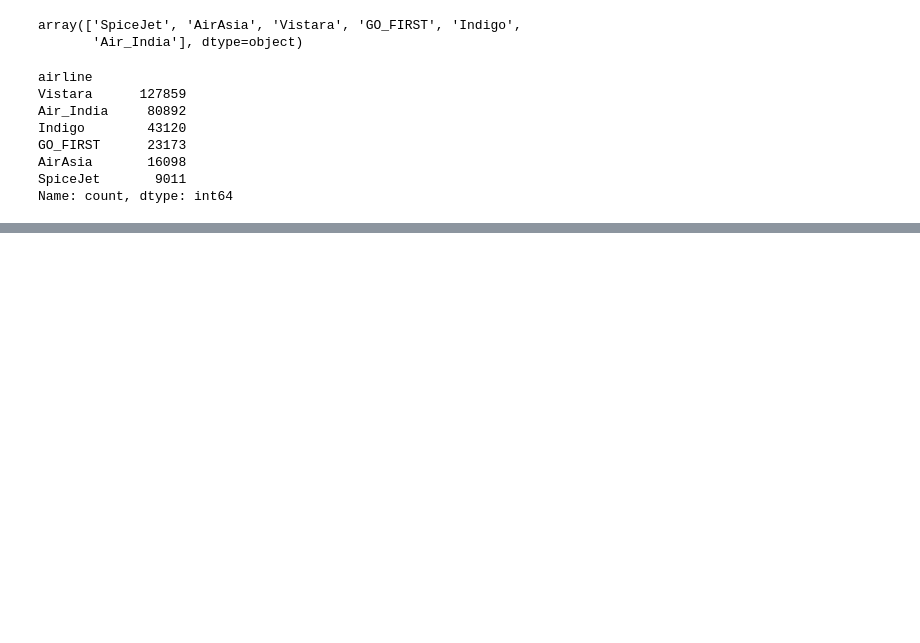
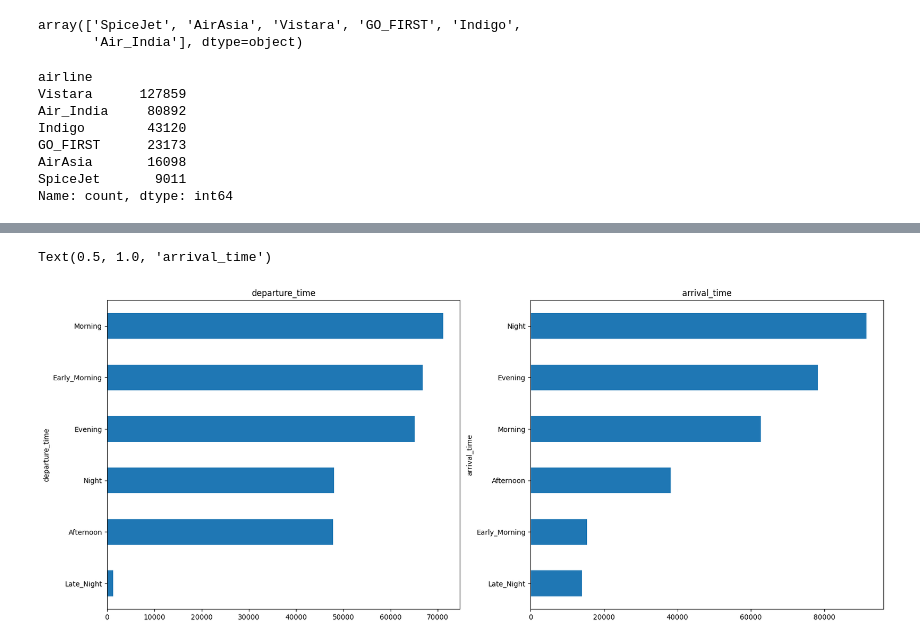
Before and after one commit to meravcode/data_python_project, a Jupyter notebook: Airlines_flights_Project.ipynb, the cells around one changed output, grey strips where cells are left out. Saved outputs shown, nothing was run; the diff lists cells and outputs as text; code cells hidden in the pictures; blank space fills up the shorter version.

```diff
--- a/Airlines_flights_Project.ipynb
+++ b/Airlines_flights_Project.ipynb
@@ -145,0 +168,13 @@ TypeError: cannot unpack non-iterable Axes object
+# %%
+plt.figure(figsize = (20,8))
+
+plt.subplot(1,2,1)
+data['departure_time'].value_counts(ascending= 1).plot.barh()
+plt.title("departure_time")
+
+plt.subplot(1,2,2)
+data['arrival_time'].value_counts(ascending= 1).plot.barh()
+plt.title("arrival_time")
+# %% [output]
+Text(0.5, 1.0, 'arrival_time')
+[figure, added]
```
Also changed, not shown: parts of 4 cells of this notebook.
